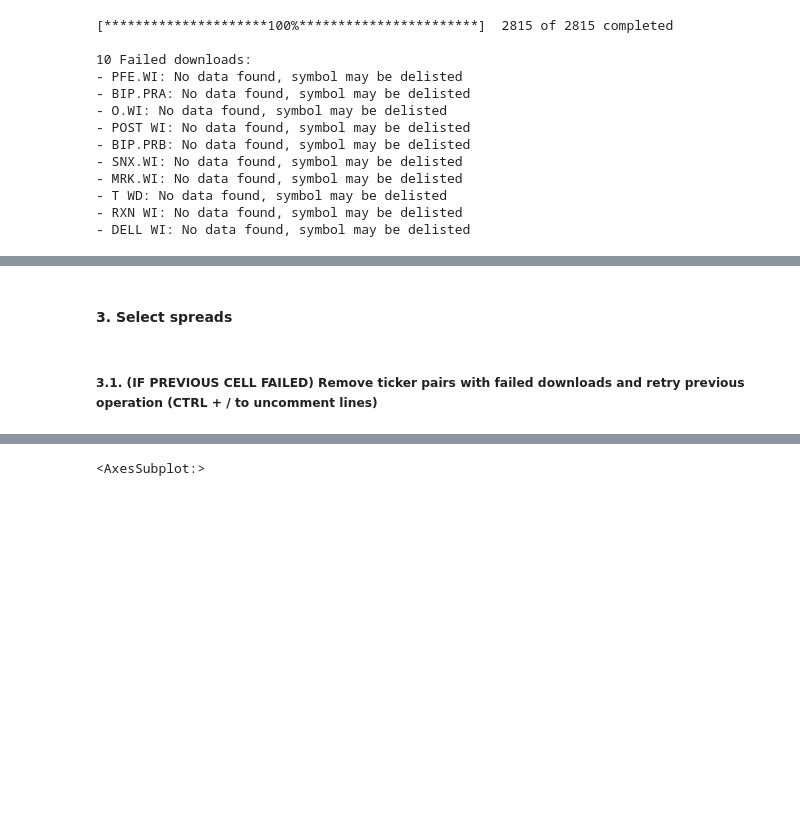
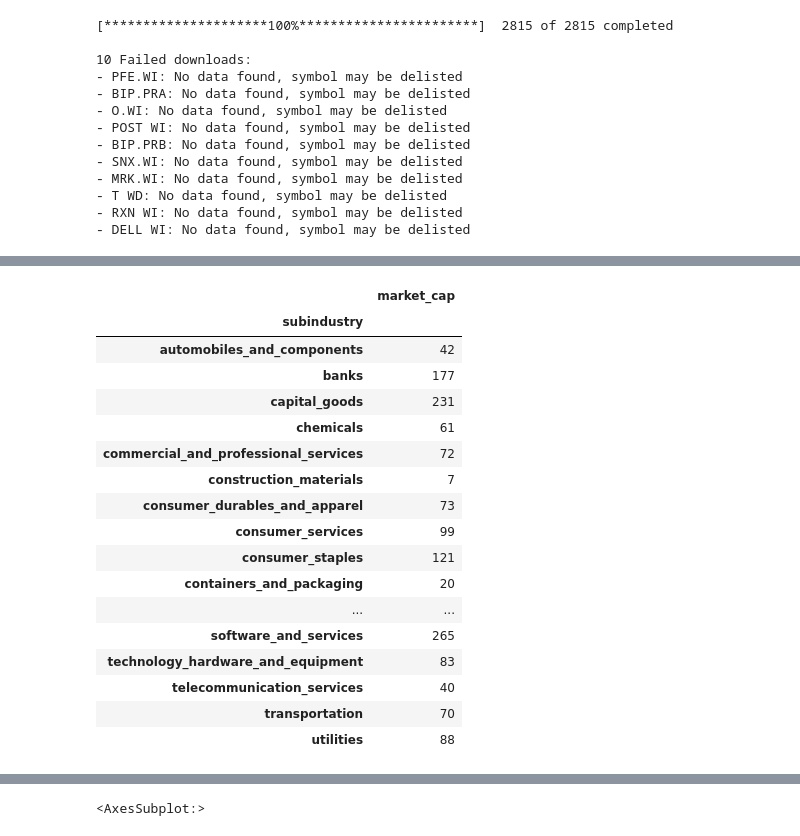
Before and after one commit to DomStan/stonk-rank, a Jupyter notebook: stonks_notebook.ipynb, the cells around one changed output, grey strips where cells are left out. Saved outputs shown, nothing was run; the diff lists cells and outputs as text; code cells hidden in the pictures; blank space fills up the shorter version.

```diff
--- a/stonks_notebook.ipynb
+++ b/stonks_notebook.ipynb
@@ -705,3 +42,3 @@ def separate_pair_index(indexes):
 # %%
 # Gets all ticker names (no argument given)
-ticker_list = get_tickers_by_industry(market_cap_min_mm=1000, market_cap_max_mm=None, industries=[])
+ticker_list = utils.get_tickers_by_industry(market_cap_min_mm=1000, market_cap_max_mm=None, industries=[])
@@ -739,2 +68,0 @@ df, df_clean = download_stonk_prices(ticker_list.index, period_years=period_year
-# %% [markdown]
-#### 3. Select spreads
@@ -744,2 +68,0 @@ df, df_clean = download_stonk_prices(ticker_list.index, period_years=period_year
-# %% [markdown]
-##### 3.1. (IF PREVIOUS CELL FAILED) Remove ticker pairs with failed downloads and retry previous operation (CTRL + / to uncomment lines)
@@ -751 +69,22 @@ df, df_clean = download_stonk_prices(ticker_list.index, period_years=period_year
+# %%
+ticker_list.groupby('subindustry').count()
+# %% [output]
+|  | market_cap |
+| subindustry |  |
+| automobiles_and_components | 42 |
+| banks | 177 |
+| capital_goods | 231 |
+| chemicals | 61 |
+| commercial_and_professional_services | 72 |
+| construction_materials | 7 |
+| consumer_durables_and_apparel | 73 |
+| consumer_services | 99 |
+| consumer_staples | 121 |
+| containers_and_packaging | 20 |
+| ... | ... |
+| software_and_services | 265 |
+| technology_hardware_and_equipment | 83 |
+| telecommunication_services | 40 |
+| transportation | 70 |
+| utilities | 88 |
 # %% [raw]
```
Also changed, not shown: parts of 68 cells of this notebook, 3 other files.
